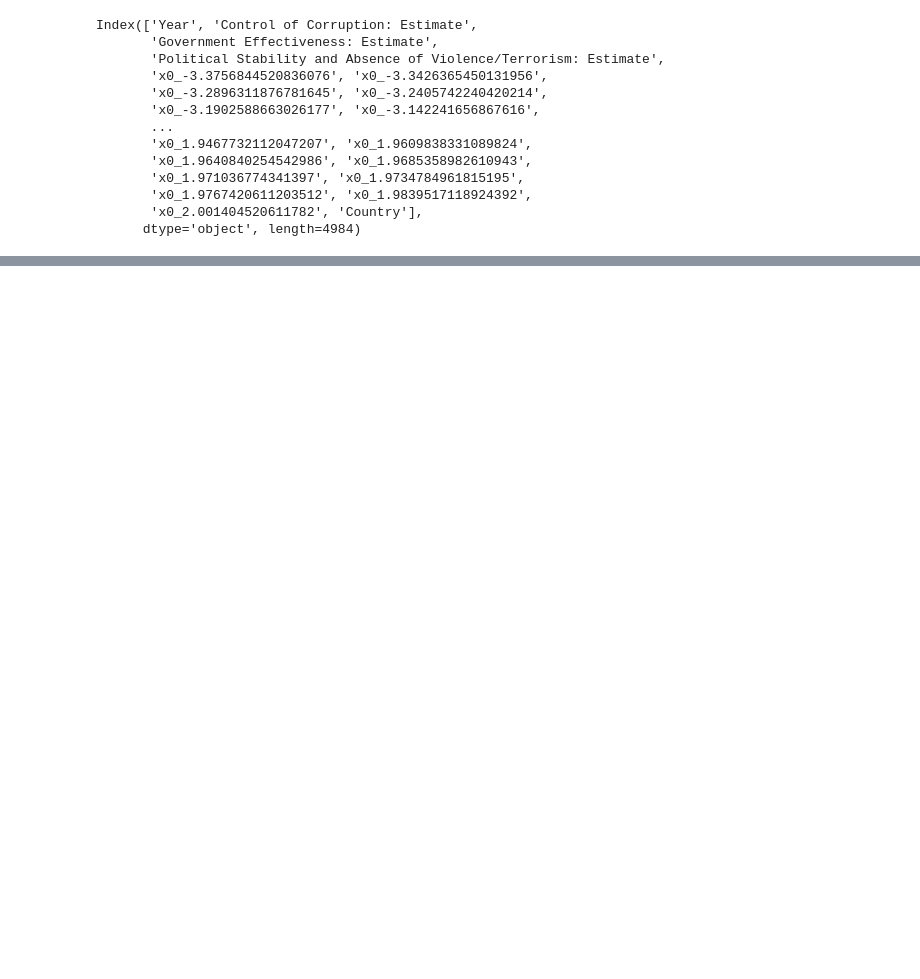
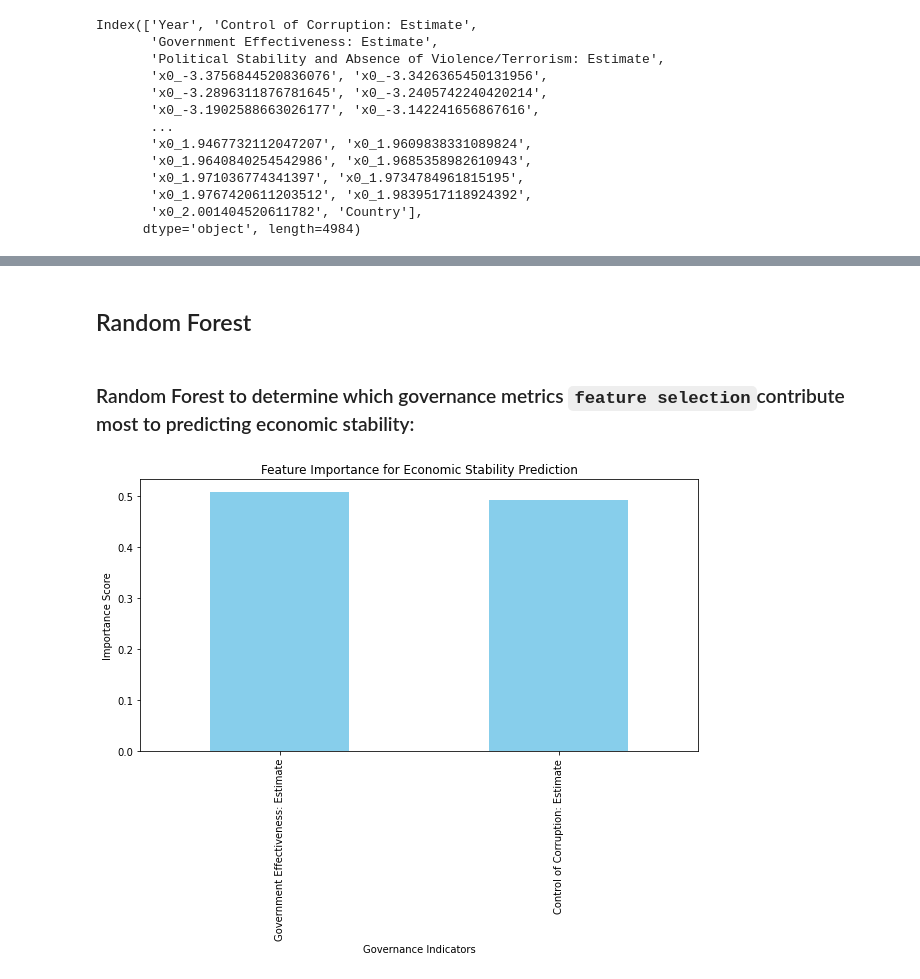
Before and after one commit to AUSTIN-QuadrantLOOM/project-phase-three, a Jupyter notebook: Macro economic risk of Graft analysis.ipynb, the cells around one changed output, grey strips where cells are left out. Drawn from its saved outputs; the diff is of its cells as text; code cells hidden in the pictures; blank space fills up the shorter version.

```diff
--- a/Macro economic risk of Graft analysis.ipynb
+++ b/Macro economic risk of Graft analysis.ipynb
@@ -459,0 +466,21 @@ Name: Government Effectiveness: Estimate, Length: 214, dtype: float64
+# %% [markdown]
+## Random Forest
+# %% [markdown]
+ ### Random Forest to determine which governance metrics `feature selection`contribute most to predicting economic stability:
+# %%
+from sklearn.ensemble import RandomForestClassifier
+import pandas as pd
+
+# Define model for feature importance analysis
+model_rf = RandomForestClassifier()
+model_rf.fit(X_train, y_train)
+
+# Extract feature importances
+feature_importance = pd.Series(model_rf.feature_importances_, index=X_train.columns)
+feature_importance.sort_values(ascending=False).plot(kind="bar", figsize=(10, 5), color="skyblue")
+plt.title("Feature Importance for Economic Stability Prediction")
+plt.xlabel("Governance Indicators")
+plt.ylabel("Importance Score")
+plt.show()
+# %% [output]
+[figure, added]
```
Also changed, not shown: parts of 13 cells of this notebook.
